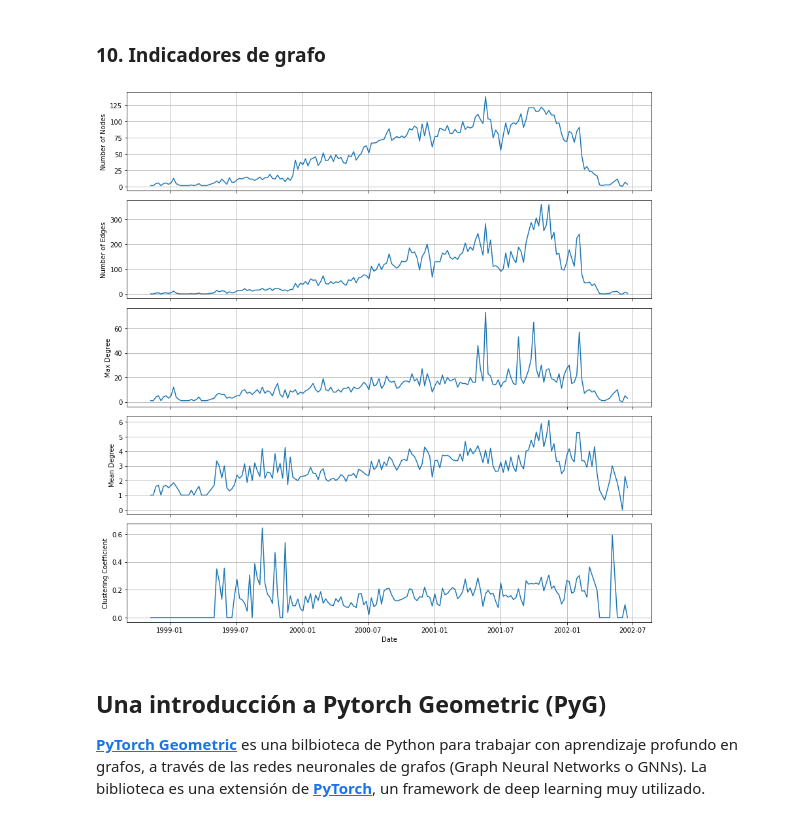
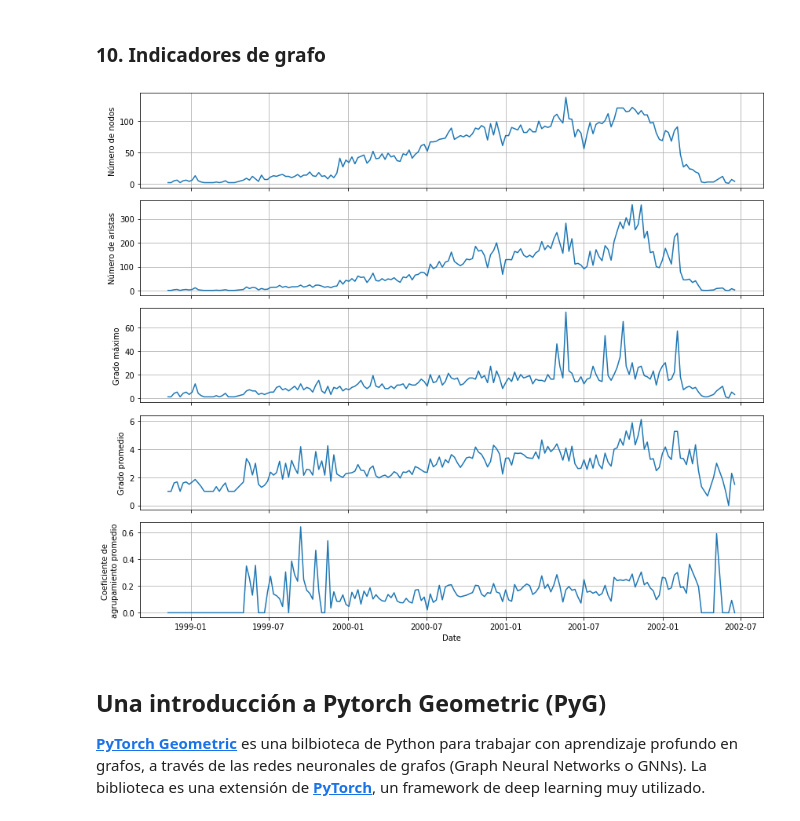
Before and after one commit to j-oflaherty/AA-grafos, a Jupyter notebook: lab1/Lab1_AAG2025.ipynb, the cells around one changed output. Drawn from its saved outputs; the diff is of its cells as text; code cells hidden in the pictures.

```diff
--- a/lab1/Lab1_AAG2025.ipynb
+++ b/lab1/Lab1_AAG2025.ipynb
@@ -41,7 +41,7 @@ execs.email.linesnu 100%[===================>]   2.07M  5.89MB/s    in 0.4s
 # %%
 # carguemos los datos
-df_mails = pd.read_csv('lab1/execs.email.linesnum', names=['time','from','to'], sep=' ')
-df_employees = pd.read_csv('lab1/employees', sep='\t', names=['mail', 'name and more'])
+df_mails = pd.read_csv('execs.email.linesnum', names=['time','from','to'], sep=' ')
+df_employees = pd.read_csv('employees', sep='\t', names=['mail', 'name and more'])
 # %% [markdown]
 En la variable `df_mails` tenemos un [`DataFrame`](https://pandas.pydata.org/docs/reference/api/pandas.DataFrame.html) de pandas con el id de quien (columna `from`) le envió un mail a quien (`to`) y cuándo (`time`). A su vez, el usuario de mail y otros datos de cada usuario está en el dataframe `df_employees`. Un dataframe se puede pensar como una tabla indexada, pero además pandas da muchas facilidades, algunas de las cuales vamos a aprovechar para procesar los datos y generar el grafo.
 # %%
@@ -542,29 +574,28 @@ df_grafo = pd.DataFrame({
     "clustering_coefficient": clustering_coefficient
 }, index=semanas)
 # %%
-fig, axes = plt.subplots(5, 1, figsize=(12, 12), sharex=True)
+fig, axes = plt.subplots(5, 1, figsize=(12, 10), sharex=True)
 
 metrics = [
-    ("n_nodes", "Number of Nodes"),
-    ("n_edges", "Number of Edges"),
-    ("max_degree", "Max Degree"),
-    ("mean_degree", "Mean Degree"),
-    ("clustering_coefficient", "Clustering Coefficient")
+    ("n_nodes", "Número de nodos"),
+    ("n_edges", "Número de aristas"),
+    ("max_degree", "Grado máximo"),
+    ("mean_degree", "Grado promedio"),
+    ("clustering_coefficient", "Coeficiente de \nagrupamiento promedio")
 ]
 
 for i, (col, ylabel) in enumerate(metrics):
     ax = axes[i]
-    # Use bar plot, with bars covering the period
-    sns.lineplot(x=df_grafo.index.to_timestamp(),y=df_grafo[col], ax=ax )
+    sns.lineplot(x=df_grafo.index.to_timestamp(),y=df_grafo[col], ax=ax, palette='huls' )
     ax.set_ylabel(ylabel)
-    ax.set_xlabel('')  # Remove x label for all but last
+    ax.set_xlabel('')
     ax.grid()
 
 axes[-1].set_xlabel("Date")
 plt.tight_layout()
 plt.show()
 # %% [output]
-[figure, old version]
+[figure, new version]
 # %% [markdown]
 ## Una introducción a Pytorch Geometric (PyG)
 **[PyTorch Geometric](https://github.com/rusty1s/pytorch_geometric)** es una bilbioteca de Python para trabajar con aprendizaje profundo en grafos, a través de las redes neuronales de grafos (Graph Neural Networks o GNNs). La biblioteca es una extensión de **[PyTorch](https://pytorch.org/)**, un framework de deep learning muy utilizado.
```
Also changed, not shown: parts of 16 cells of this notebook.
